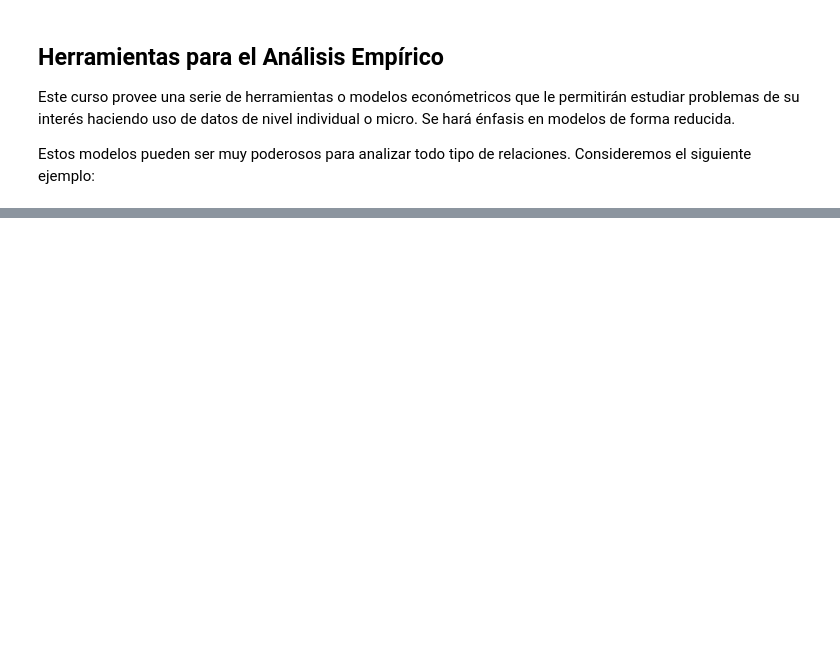
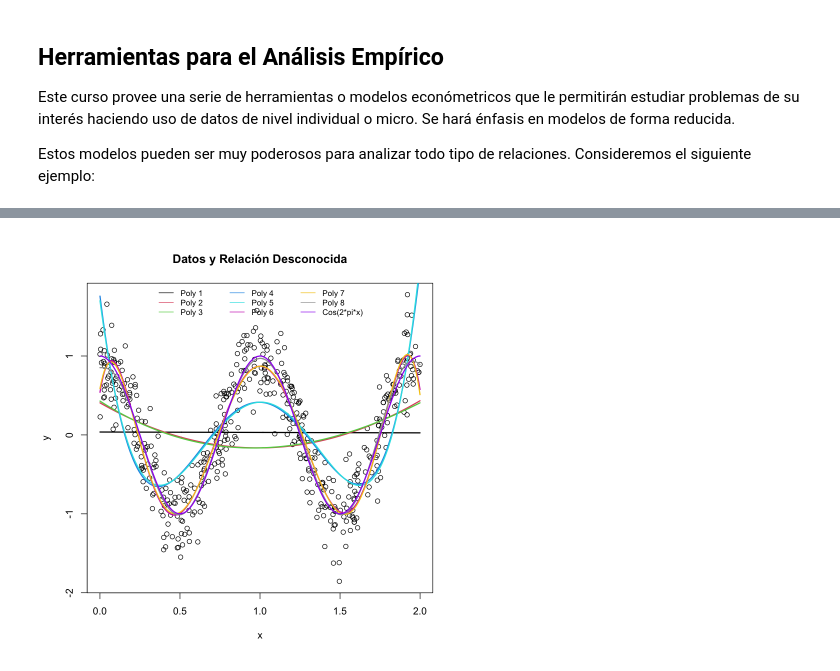
Before and after one commit to smontanoc/microeconometria, a Jupyter notebook: _sources/0_Motivacion.ipynb, the cells around one changed output, grey strips where cells are left out. Drawn from its saved outputs; the diff is of its cells as text; code cells hidden in the pictures; blank space fills up the shorter version.

```diff
--- a/_sources/0_Motivacion.ipynb
+++ b/_sources/0_Motivacion.ipynb
@@ -101,0 +146,13 @@ $residual.scale
+# %%
+plot(x, y, main = "Datos y Relación Desconocida")
+legend <- length(8)
+for(degree in 1:8){
+  fm = lm(y~poly(x, degree))
+  lines(x,predict(fm), col=degree, lwd=2)
+  legend[degree] <- paste0("Poly ", degree)
+}
+
+lines(x, fx, col = "purple", lwd=2)
+legend("top", c(legend, "Cos(2*pi*x)"), lwd=1, col=c(1:8, "purple"), ncol=3, bty="n",cex=0.8, pt.cex=0.8)
+# %% [output]
+[figure, added]
```
Also changed, not shown: parts of 15 cells of this notebook, 18 other files.
